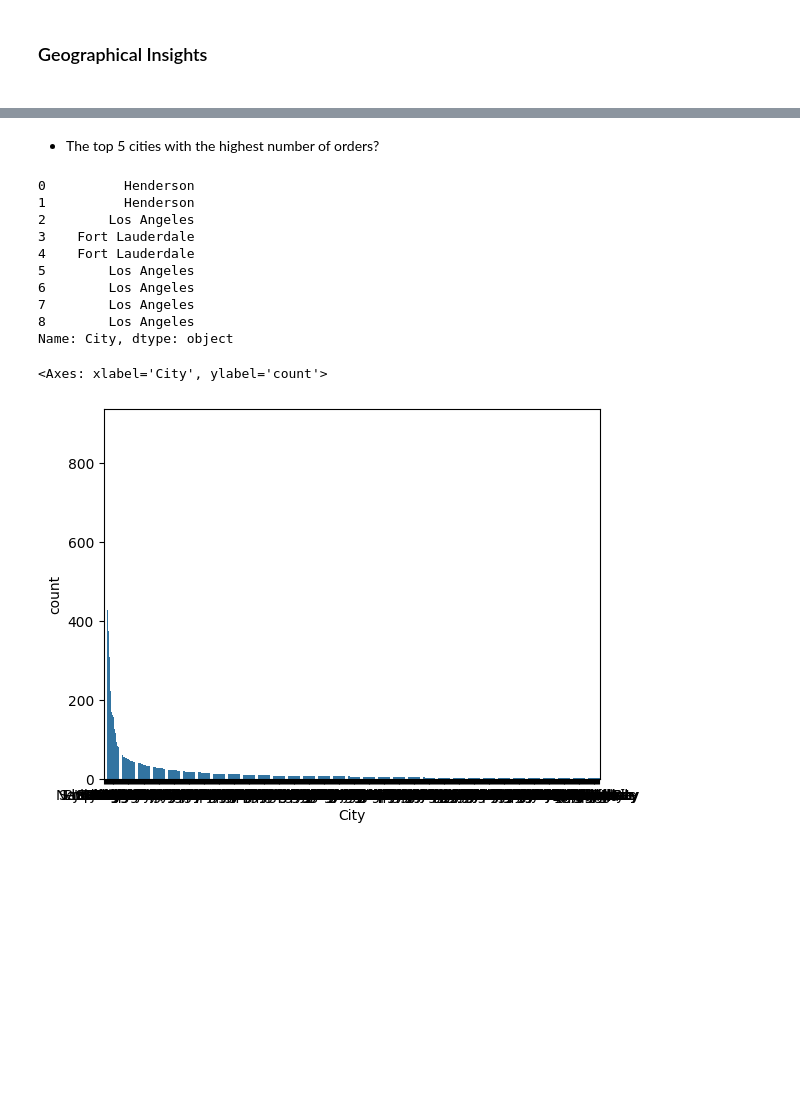
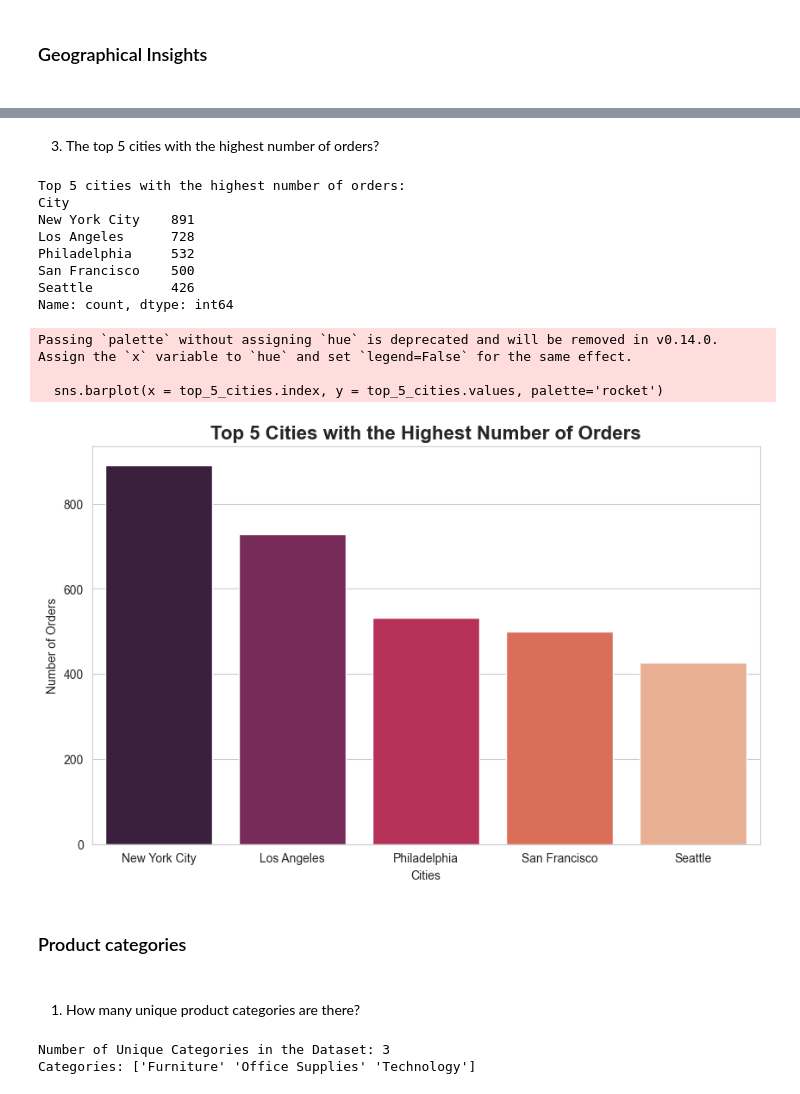
Before and after one commit to Olamieee/Poshem-project-1, a Jupyter notebook: poshem_business_school_sales.ipynb, the cells around one changed output, grey strips where cells are left out. Saved outputs shown, nothing was run; the diff lists cells and outputs as text; code cells hidden in the pictures; blank space fills up the shorter version.

```diff
--- a/poshem_business_school_sales.ipynb
+++ b/poshem_business_school_sales.ipynb
@@ -150,20 +173,33 @@ cities = sales_df['City'].values
 # %% [markdown]
-- The top 5 cities with the highest number of orders?
+3. The top 5 cities with the highest number of orders?
-# %%
-sales_df.City[:9]
-# %% [output]
-0          Henderson
-1          Henderson
-2        Los Angeles
-3    Fort Lauderdale
-4    Fort Lauderdale
-5        Los Angeles
-6        Los Angeles
-7        Los Angeles
-8        Los Angeles
-Name: City, dtype: object
-# %%
-sns.barplot(city_counts)
-# %% [output]
-<Axes: xlabel='City', ylabel='count'>
-[figure, removed]
+# %%
+top_5_cities = sales_df['City'].value_counts().head(5)
+print(f'Top 5 cities with the highest number of orders: \n{top_5_cities}')
+
+plt.title("Top 5 Cities with the Highest Number of Orders", fontsize=16, fontweight='bold')
+sns.barplot(x = top_5_cities.index, y = top_5_cities.values, palette='rocket')
+plt.xlabel("Cities")
+plt.ylabel("Number of Orders")
+plt.show()
+# %% [output]
+Top 5 cities with the highest number of orders:
+City
+New York City    891
+Los Angeles      728
+Philadelphia     532
+San Francisco    500
+Seattle          426
+Name: count, dtype: int64
+Passing `palette` without assigning `hue` is deprecated and will be removed in v0.14.0. Assign the `x` variable to `hue` and set `legend=False` for the same effect.
+
+  sns.barplot(x = top_5_cities.index, y = top_5_cities.values, palette='rocket')
+[figure, added]
+# %% [markdown]
+<h3>Product categories<h3>
+# %% [markdown]
+1. How many unique product categories are there?
+# %%
+print(f"Number of Unique Categories in the Dataset: {sales_df['Category'].nunique()}\nCategories: {sales_df['Category'].unique()}")
+# %% [output]
+Number of Unique Categories in the Dataset: 3
+Categories: ['Furniture' 'Office Supplies' 'Technology']
```
Also changed, not shown: parts of 54 cells of this notebook.
